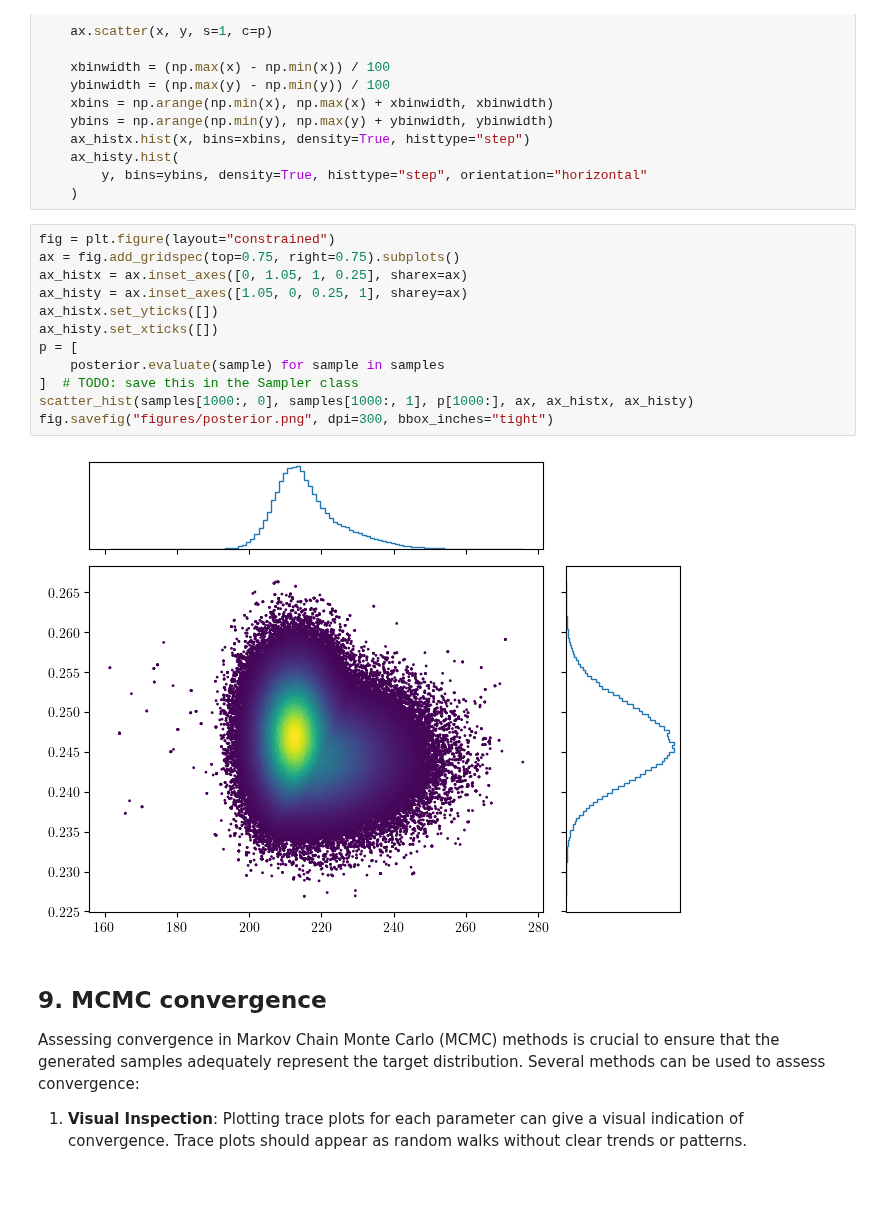
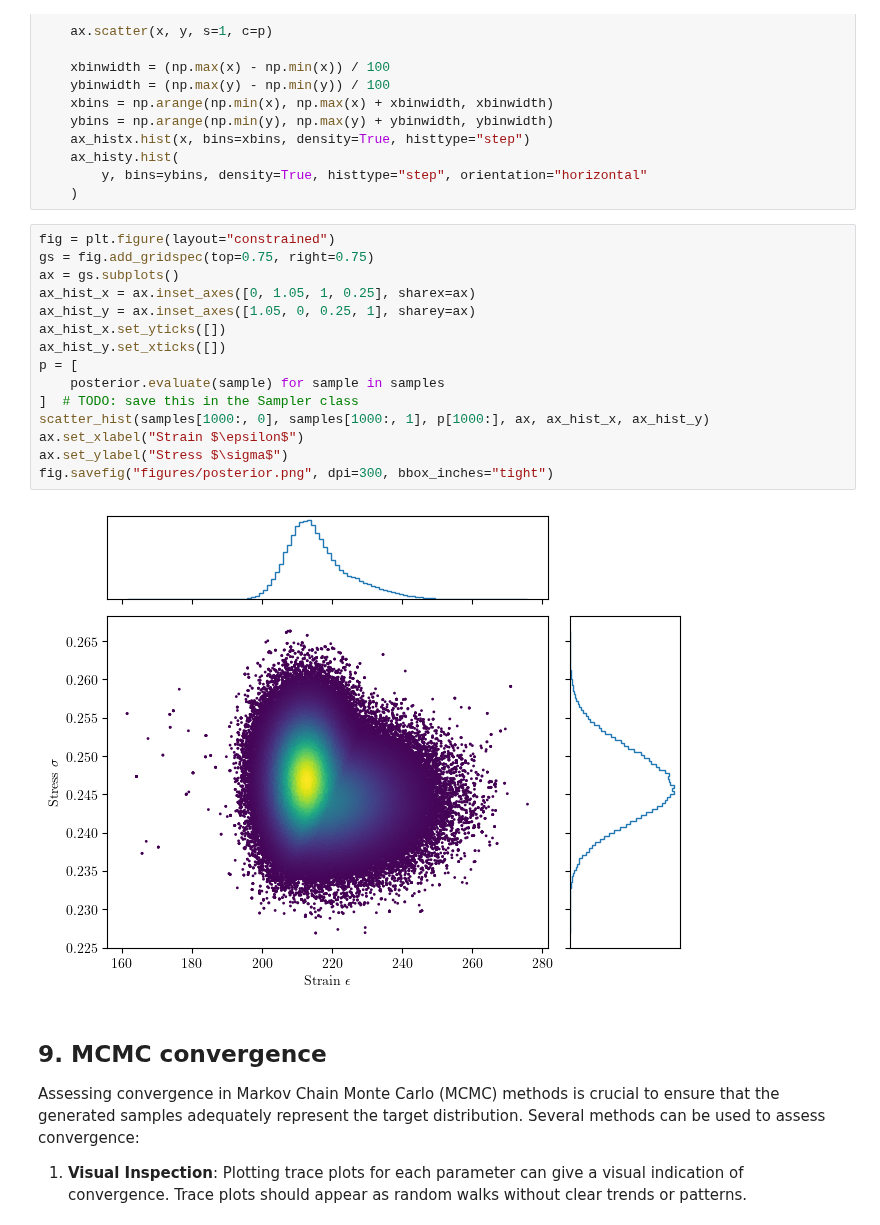
Before and after one commit to mark-hobbs/articles, a Jupyter notebook: bayesian-inference/linear-elasticity-perfect-plasticity.ipynb, the cells around one changed output. Drawn from its saved outputs; the diff is of its cells as text; blank space fills up the shorter version.

```diff
--- a/bayesian-inference/linear-elasticity-perfect-plasticity.ipynb
+++ b/bayesian-inference/linear-elasticity-perfect-plasticity.ipynb
@@ -728,18 +790,21 @@ def scatter_hist(x, y, p, ax, ax_histx, ax_histy):
     )
 # %%
 fig = plt.figure(layout="constrained")
-ax = fig.add_gridspec(top=0.75, right=0.75).subplots()
-ax_histx = ax.inset_axes([0, 1.05, 1, 0.25], sharex=ax)
-ax_histy = ax.inset_axes([1.05, 0, 0.25, 1], sharey=ax)
-ax_histx.set_yticks([])
-ax_histy.set_xticks([])
+gs = fig.add_gridspec(top=0.75, right=0.75)
+ax = gs.subplots()
+ax_hist_x = ax.inset_axes([0, 1.05, 1, 0.25], sharex=ax)
+ax_hist_y = ax.inset_axes([1.05, 0, 0.25, 1], sharey=ax)
+ax_hist_x.set_yticks([])
+ax_hist_y.set_xticks([])
 p = [
     posterior.evaluate(sample) for sample in samples
 ]  # TODO: save this in the Sampler class
-scatter_hist(samples[1000:, 0], samples[1000:, 1], p[1000:], ax, ax_histx, ax_histy)
+scatter_hist(samples[1000:, 0], samples[1000:, 1], p[1000:], ax, ax_hist_x, ax_hist_y)
+ax.set_xlabel("Strain $\epsilon$")
+ax.set_ylabel("Stress $\sigma$")
 fig.savefig("figures/posterior.png", dpi=300, bbox_inches="tight")
 # %% [output]
-[figure, old version]
+[figure, new version]
 # %% [markdown]
 ## 9. MCMC convergence
 
```
Also changed, not shown: parts of 5 cells of this notebook, 6 other files.
